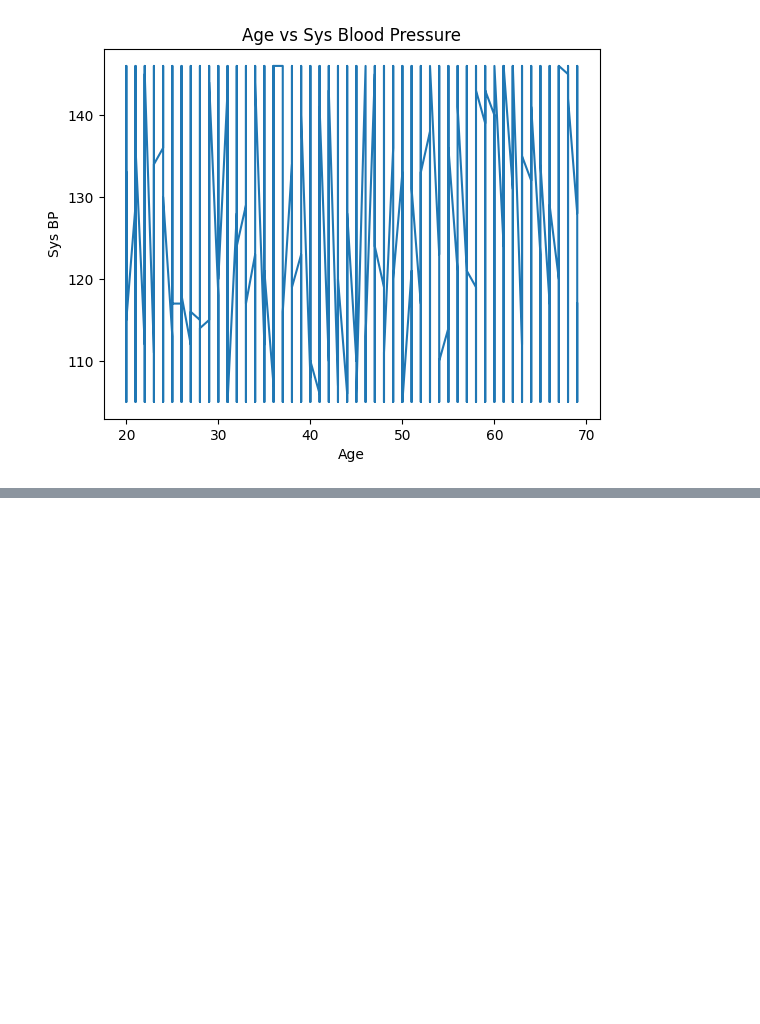
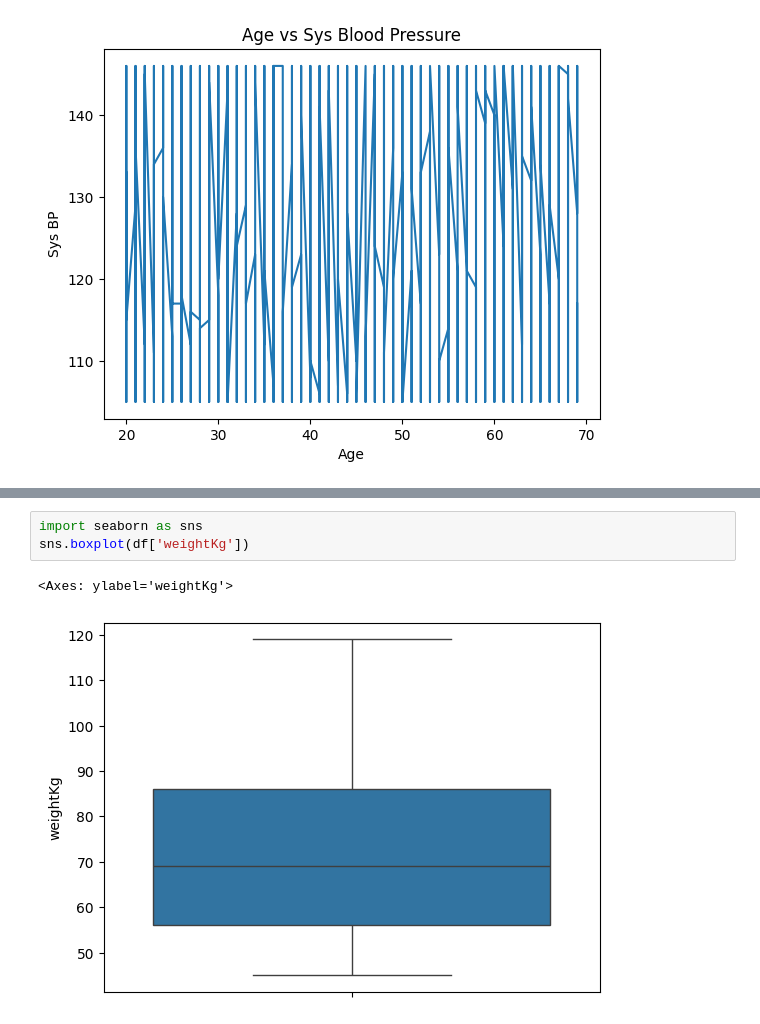
Before and after one commit to AaryanThapa/FOD_Project, a Jupyter notebook: asssignment.ipynb, the cells around one changed output, grey strips where cells are left out. Drawn from its saved outputs; the diff is of its cells as text; blank space fills up the shorter version.

```diff
--- a/asssignment.ipynb
+++ b/asssignment.ipynb
@@ -36,0 +47,6 @@ plt.show()
+# %%
+import seaborn as sns
+sns.boxplot(df['weightKg'])
+# %% [output]
+<Axes: ylabel='weightKg'>
+[figure, added]
```
Also changed, not shown: parts of 11 cells of this notebook.
